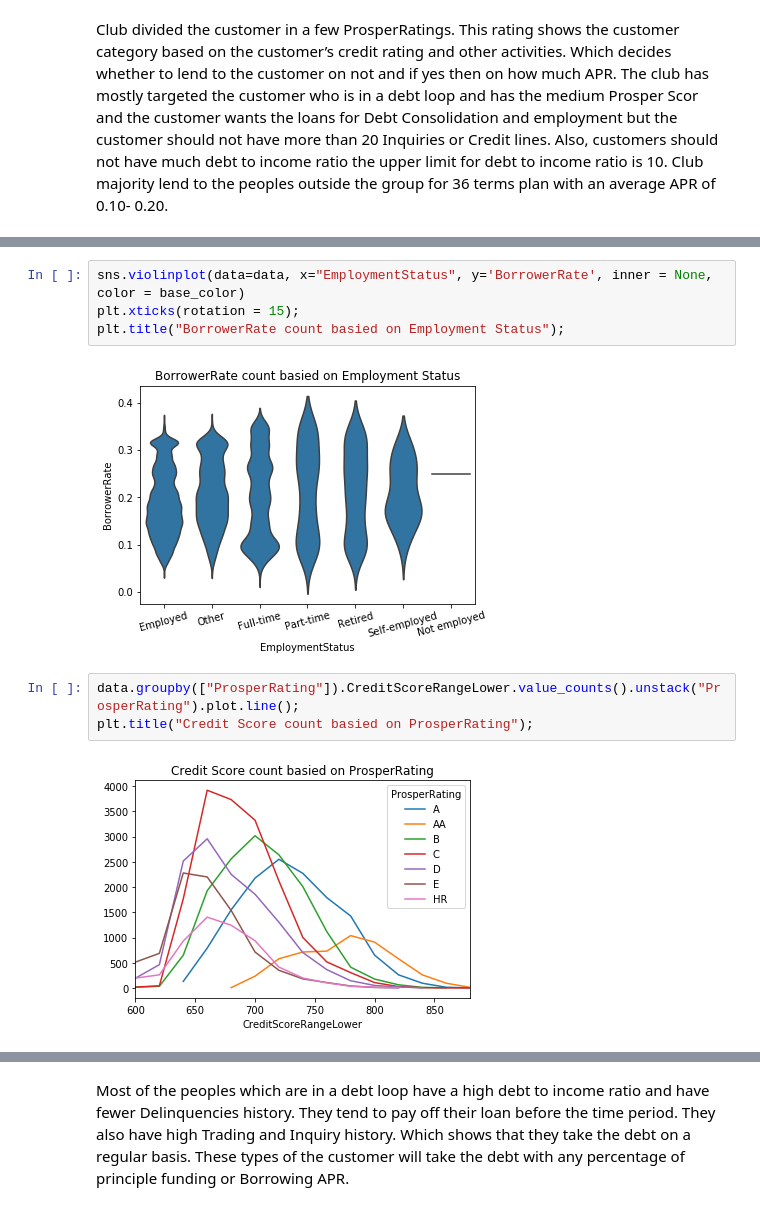
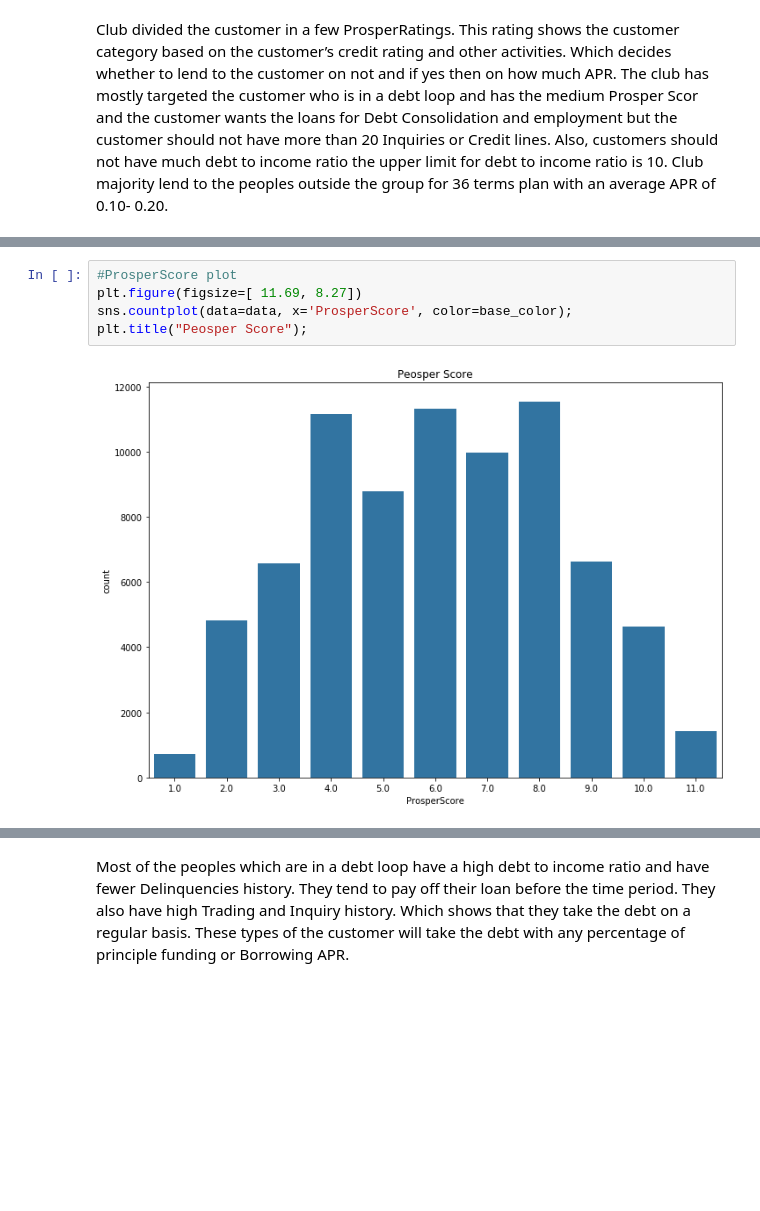
Before and after one commit to naveenmaan/Loan-Data-Analysis, a Jupyter notebook: slide_deck_template.ipynb, the cells around one changed output, grey strips where cells are left out. Saved outputs shown, nothing was run; the diff lists cells and outputs as text; blank space fills up the shorter version.

```diff
--- a/slide_deck_template.ipynb
+++ b/slide_deck_template.ipynb
@@ -103,11 +25,7 @@ plt.title("Credit Lines Distribution");
-# %%
-sns.violinplot(data=data, x="EmploymentStatus", y='BorrowerRate', inner = None, color = base_color)
-plt.xticks(rotation = 15);
-plt.title("BorrowerRate count basied on Employment Status");
-# %% [output]
-[figure, removed]
-# %%
-data.groupby(["ProsperRating"]).CreditScoreRangeLower.value_counts().unstack("ProsperRating").plot.line();
-plt.title("Credit Score count basied on ProsperRating");
-# %% [output]
-[figure, removed]
+# %%
+#ProsperScore plot
+plt.figure(figsize=[ 11.69, 8.27])
+sns.countplot(data=data, x='ProsperScore', color=base_color);
+plt.title("Peosper Score");
+# %% [output]
+[figure, added]
```
Also changed, not shown: parts of 37 cells of this notebook, 4 other files.
